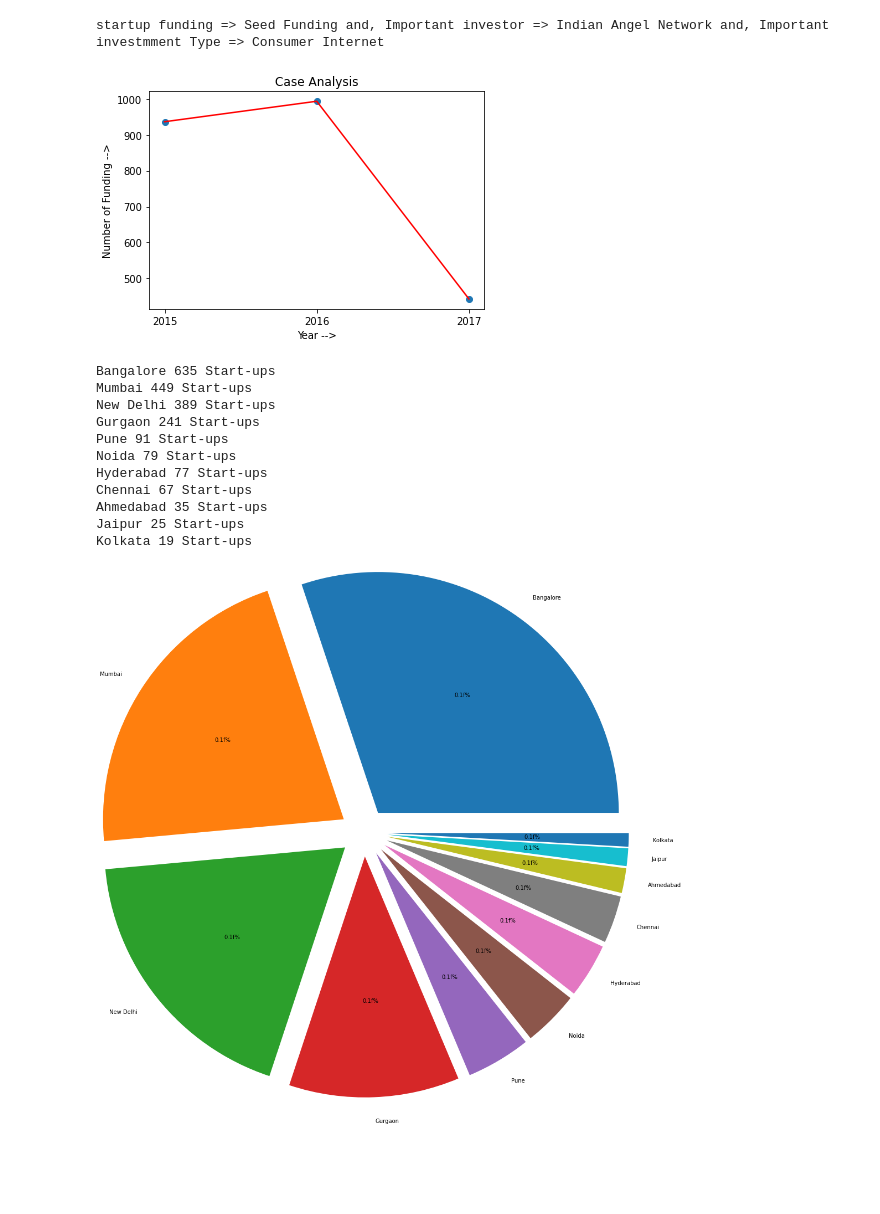
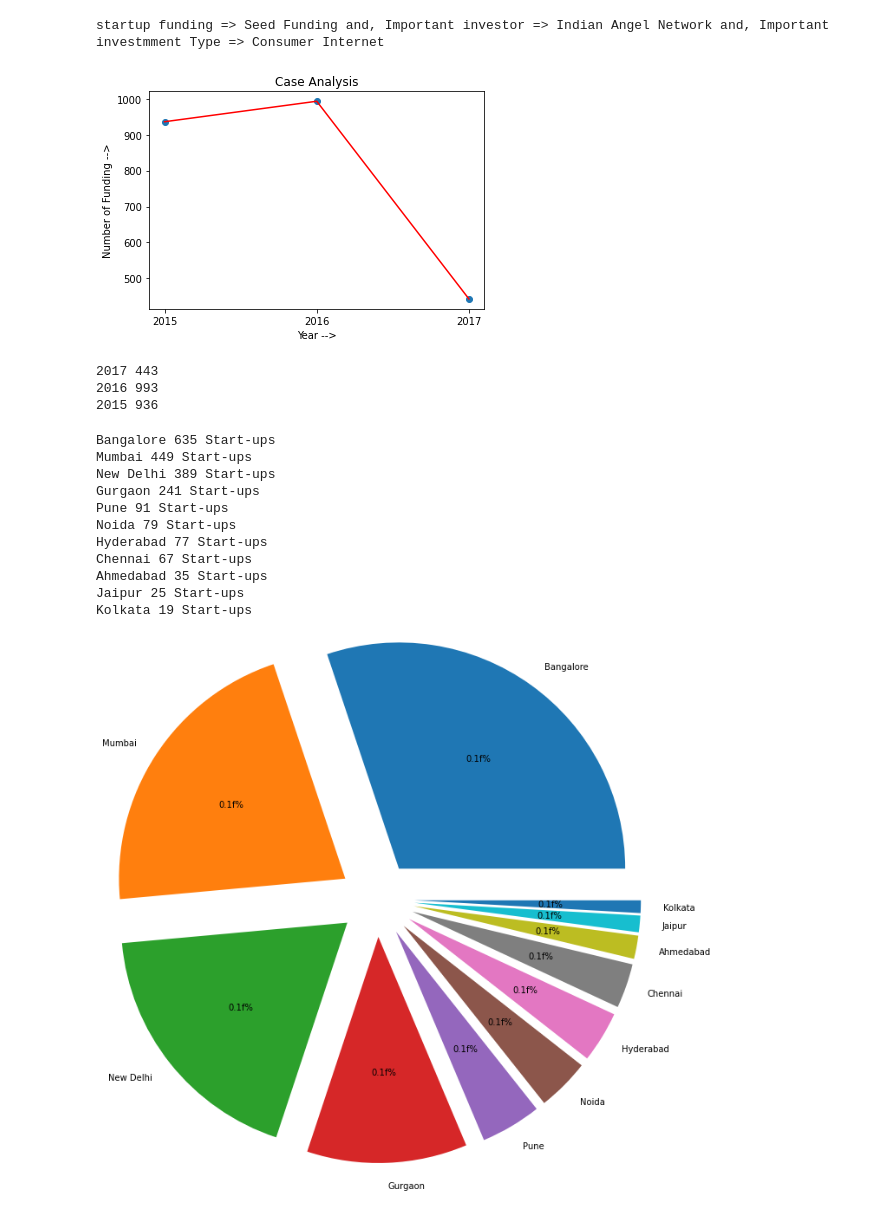
Before and after one commit to AkashKumarSingh11032001/Coding_Ninja_DataScience_Course, a Jupyter notebook: 14. Project-Case Study (Part-1)/Case_1.ipynb, the cells around one changed output. Saved outputs shown, nothing was run; the diff lists cells and outputs as text; code cells hidden in the pictures; blank space fills up the shorter version.

```diff
--- a/14. Project-Case Study (Part-1)/Case_1.ipynb
+++ b/14. Project-Case Study (Part-1)/Case_1.ipynb
@@ -89,8 +89,14 @@ with open("Dataset/funding.csv") as data:
 
     plt.title("Case Analysis")
     plt.show()
+
+    for i in range(len(x_axis)):
+        print(x_axis[i], y_axis[i])
 # %% [output]
 [figure]
+2017 443
+2016 993
+2015 936
 # %%
 '''
 Find out which cities are generally chosen for starting a startup.
@@ -125,33 +131,33 @@ with open("Dataset/funding.csv") as data:
             city_dic[i] += 1
         else:
             city_dic[i] = 1
 
-    city_dic = dict( sorted(city_dic.items(), key=operator.itemgetter(1),reverse=True)[:11]) # takking only top 10 ci
+    city_dic = dict( sorted(city_dic.items(), key=operator.itemgetter(1),reverse=True)[:11]) # takking only top 10 cities
     #print(city_dic)
 
     x_axis = []
     y_axis = []
     for i in city_dic.keys():
         x_axis.append(i)
         y_axis.append(city_dic[i])
 
     #rint(x_axis)
     #print(y_axis)
 
-    plt.pie(y_axis,labels = x_axis,autopct="0.1f%%",radius = 5,explode = [0.5 for i in range(11)])
+    plt.pie(y_axis,labels = x_axis,autopct="0.1f%%",radius = 3,explode = [0.5 for i in range(11)])
 
     for i in range(len(x_axis)):
         print(x_axis[i], y_axis[i], 'Start-ups')
 # %% [output]
 Bangalore 635 Start-ups
 Mumbai 449 Start-ups
 New Delhi 389 Start-ups
 Gurgaon 241 Start-ups
 Pune 91 Start-ups
 Noida 79 Start-ups
 Hyderabad 77 Start-ups
 Chennai 67 Start-ups
 Ahmedabad 35 Start-ups
 Jaipur 25 Start-ups
 Kolkata 19 Start-ups
-[figure, old version]
+[figure, new version]
```
